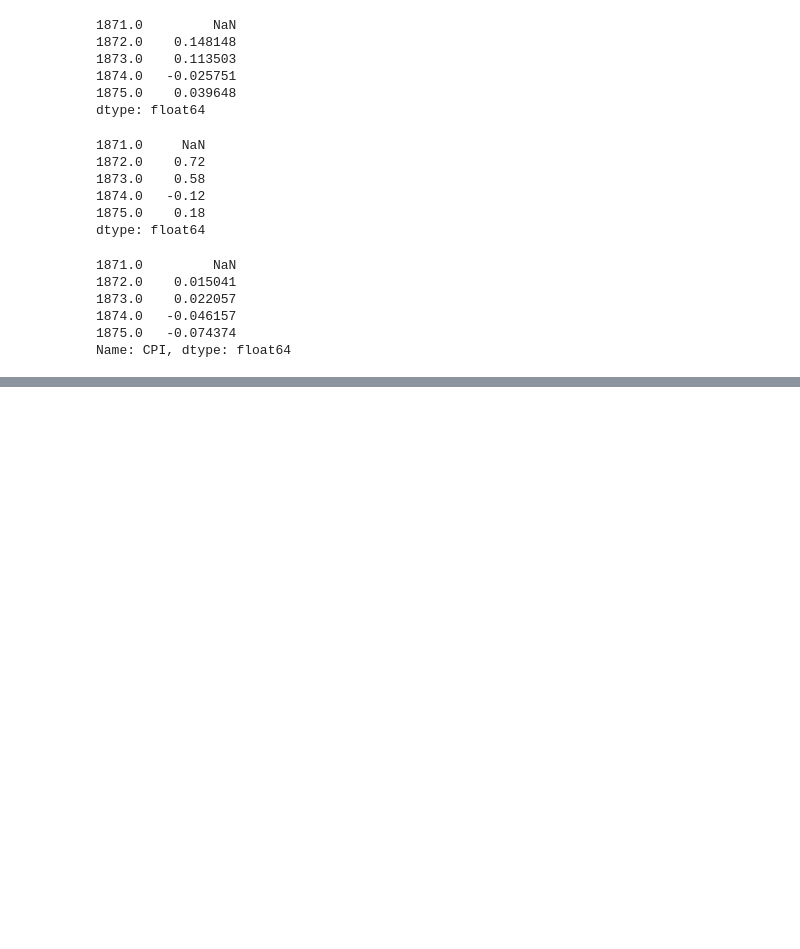
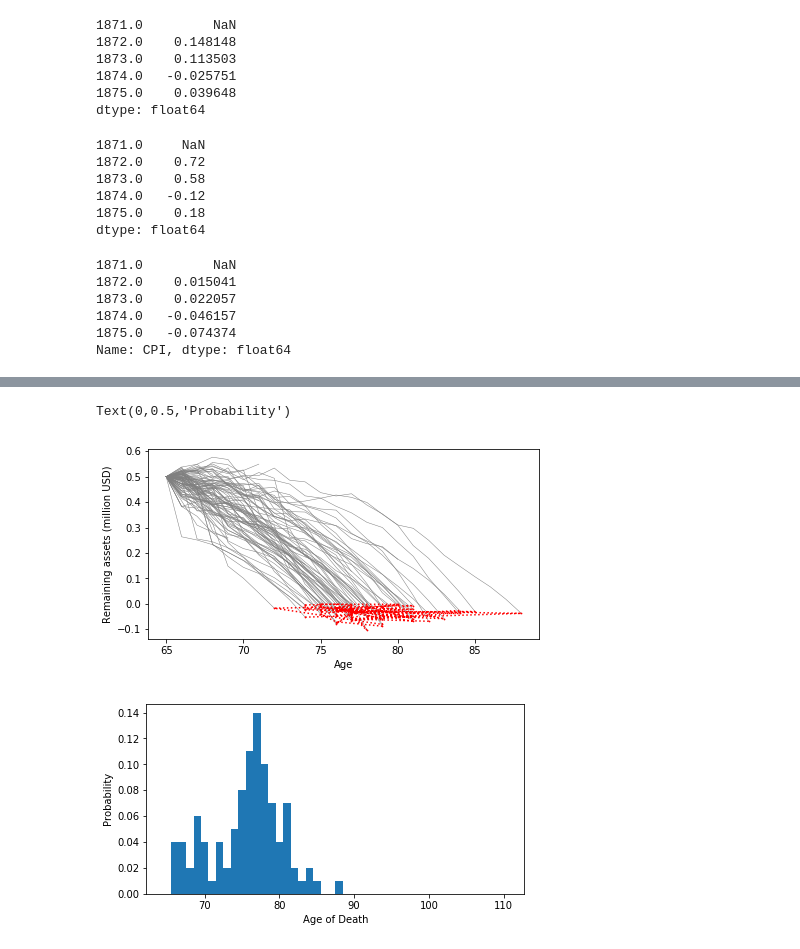
Before and after one commit to noppanit/monte-carlo-retirement, a Jupyter notebook: Monte Carlo Simulation Retirement.ipynb, the cells around one changed output, grey strips where cells are left out. Saved outputs shown, nothing was run; the diff lists cells and outputs as text; code cells hidden in the pictures; blank space fills up the shorter version.

```diff
--- a/Monte Carlo Simulation Retirement.ipynb
+++ b/Monte Carlo Simulation Retirement.ipynb
@@ -100,33 +100,37 @@ plt.figure()
 
 final_ages = []
 final_assets = []
-for i in range(n_mc):
-    y = mc_histories[i] / 1e6
+for i in range(loop):
+    y = histories[i] / 1e6
     x = np.arange(starting_age, starting_age+y.size)
     plt.plot(x, y, color='gray', linewidth=0.5)
 
     final_assets.append(y[-1])
     final_ages.append(x[-1])
 
 plt.plot(final_ages, final_assets, color='red', ls=':',
          marker='.', markersize=1.5)
 
 plt.xlabel('Age')
 plt.ylabel('Remaining assets (million USD)')
 
 # plt.savefig('figs/histories.pdf')
 
 
 # Plot of age of death
 rcParams['figure.subplot.left'] = 0.15
 plt.figure()
 
 final_ages = np.array(final_ages)
 
 max_age = 110
 bins = np.linspace(int(starting_age)-0.5, max_age+0.5, max_age-starting_age+2)
 
 plt.hist(final_ages, bins=bins, normed=True)
 
 plt.xlabel('Age of Death')
 plt.ylabel('Probability')
+# %% [output]
+Text(0,0.5,'Probability')
+[figure, added]
+[figure, added]
```
Also changed, not shown: parts of 2 cells of this notebook, 1 other file.
